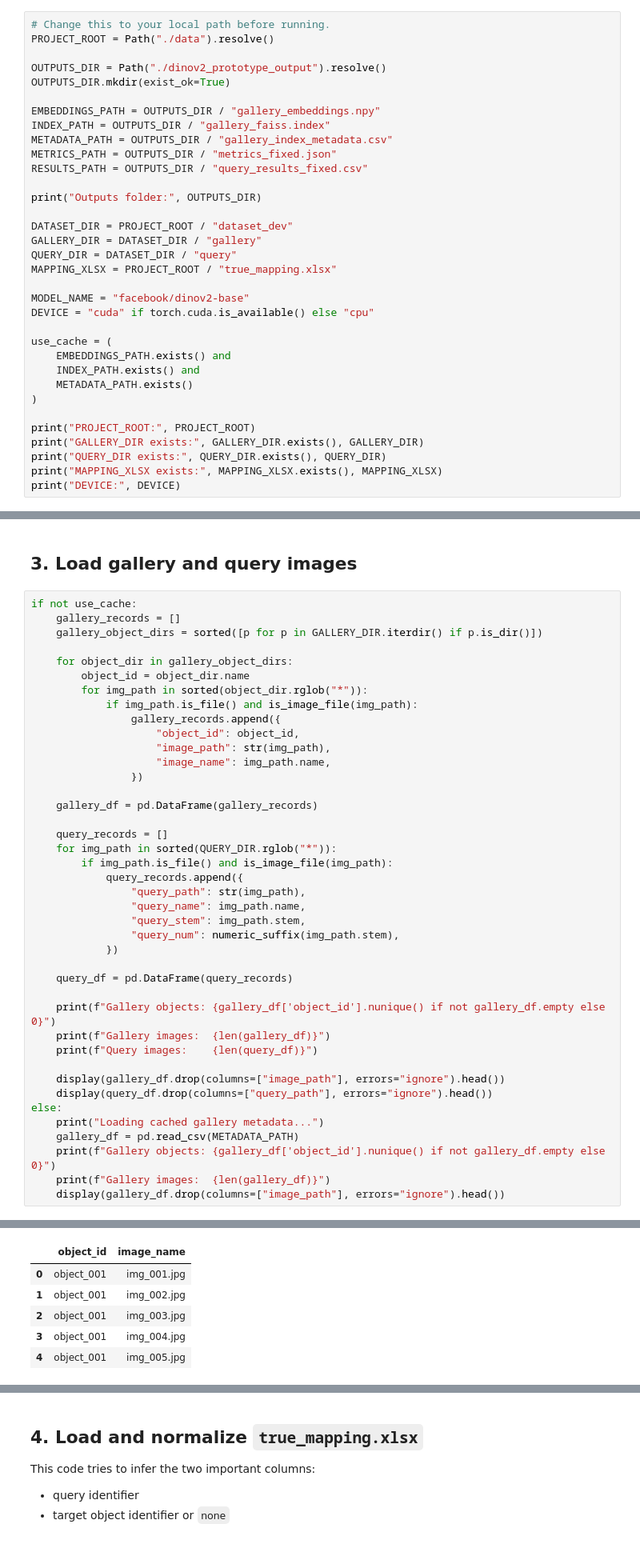
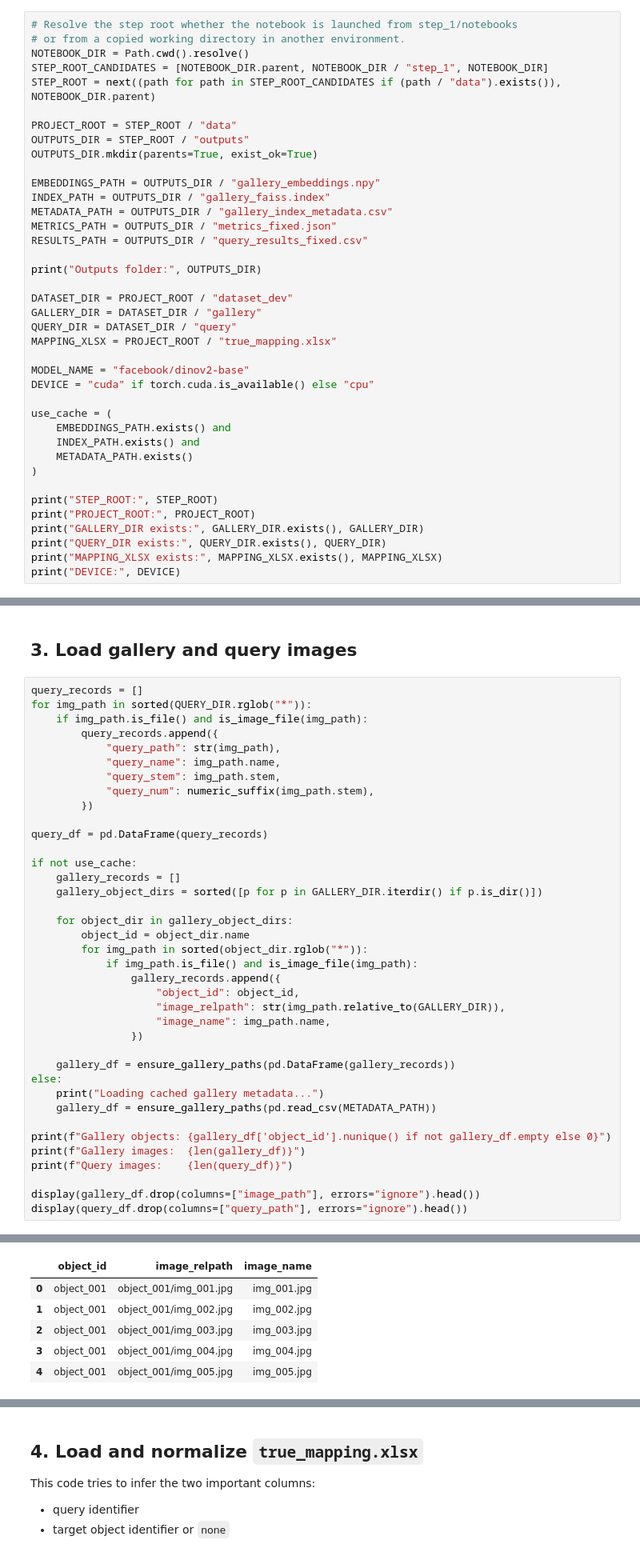
Before and after one commit to memerchik/aister_prototypes, a Jupyter notebook: step_1/notebooks/step_1-01_dinov2_image_retrieval.ipynb, the cells around one changed output, grey strips where cells are left out. Shown at 80% size. Cells and saved outputs as stored; diff of their text form.

```diff
--- a/case-study-1/dinov2_prototype.ipynb
+++ b/step_1/notebooks/step_1-01_dinov2_image_retrieval.ipynb
@@ -52,11 +57,15 @@ TOP_N_PER_OBJECT = 2
 # %% [markdown]
 ## 1. Configure paths
 # %%
-# Change this to your local path before running.
-PROJECT_ROOT = Path("./data").resolve()
+# Resolve the step root whether the notebook is launched from step_1/notebooks
+# or from a copied working directory in another environment.
+NOTEBOOK_DIR = Path.cwd().resolve()
+STEP_ROOT_CANDIDATES = [NOTEBOOK_DIR.parent, NOTEBOOK_DIR / "step_1", NOTEBOOK_DIR]
+STEP_ROOT = next((path for path in STEP_ROOT_CANDIDATES if (path / "data").exists()), NOTEBOOK_DIR.parent)
 
-OUTPUTS_DIR = Path("./dinov2_prototype_output").resolve()
-OUTPUTS_DIR.mkdir(exist_ok=True)
+PROJECT_ROOT = STEP_ROOT / "data"
+OUTPUTS_DIR = STEP_ROOT / "outputs"
+OUTPUTS_DIR.mkdir(parents=True, exist_ok=True)
 
 EMBEDDINGS_PATH = OUTPUTS_DIR / "gallery_embeddings.npy"
 INDEX_PATH = OUTPUTS_DIR / "gallery_faiss.index"
@@ -80,6 +89,7 @@ use_cache = (
     METADATA_PATH.exists()
 )
 
+print("STEP_ROOT:", STEP_ROOT)
 print("PROJECT_ROOT:", PROJECT_ROOT)
 print("GALLERY_DIR exists:", GALLERY_DIR.exists(), GALLERY_DIR)
 print("QUERY_DIR exists:", QUERY_DIR.exists(), QUERY_DIR)
@@ -149,6 +193,18 @@ def show_image(path, title=None, figsize=(4, 4)):
 # %% [markdown]
 ## 3. Load gallery and query images
 # %%
+query_records = []
+for img_path in sorted(QUERY_DIR.rglob("*")):
+    if img_path.is_file() and is_image_file(img_path):
+        query_records.append({
+            "query_path": str(img_path),
+            "query_name": img_path.name,
+            "query_stem": img_path.stem,
+            "query_num": numeric_suffix(img_path.stem),
+        })
+
+query_df = pd.DataFrame(query_records)
+
 if not use_cache:
     gallery_records = []
     gallery_object_dirs = sorted([p for p in GALLERY_DIR.iterdir() if p.is_dir()])
@@ -159,36 +215,21 @@ if not use_cache:
             if img_path.is_file() and is_image_file(img_path):
                 gallery_records.append({
                     "object_id": object_id,
-                    "image_path": str(img_path),
+                    "image_relpath": str(img_path.relative_to(GALLERY_DIR)),
                     "image_name": img_path.name,
                 })
 
-    gallery_df = pd.DataFrame(gallery_records)
-
-    query_records = []
-    for img_path in sorted(QUERY_DIR.rglob("*")):
-        if img_path.is_file() and is_image_file(img_path):
-            query_records.append({
-                "query_path": str(img_path),
-                "query_name": img_path.name,
-                "query_stem": img_path.stem,
-                "query_num": numeric_suffix(img_path.stem),
-            })
-
-    query_df = pd.DataFrame(query_records)
-
-    print(f"Gallery objects: {gallery_df['object_id'].nunique() if not gallery_df.empty else 0}")
-    print(f"Gallery images:  {len(gallery_df)}")
-    print(f"Query images:    {len(query_df)}")
-
-    display(gallery_df.drop(columns=["image_path"], errors="ignore").head())
-    display(query_df.drop(columns=["query_path"], errors="ignore").head())
+    gallery_df = ensure_gallery_paths(pd.DataFrame(gallery_records))
 else:
     print("Loading cached gallery metadata...")
-    gallery_df = pd.read_csv(METADATA_PATH)
-    print(f"Gallery objects: {gallery_df['object_id'].nunique() if not gallery_df.empty else 0}")
-    print(f"Gallery images:  {len(gallery_df)}")
-    display(gallery_df.drop(columns=["image_path"], errors="ignore").head())
+    gallery_df = ensure_gallery_paths(pd.read_csv(METADATA_PATH))
+
+print(f"Gallery objects: {gallery_df['object_id'].nunique() if not gallery_df.empty else 0}")
+print(f"Gallery images:  {len(gallery_df)}")
+print(f"Query images:    {len(query_df)}")
+
+display(gallery_df.drop(columns=["image_path"], errors="ignore").head())
+display(query_df.drop(columns=["query_path"], errors="ignore").head())
 # %% [output]
 Loading cached gallery metadata...
 Gallery objects: 74
@@ -196,6 +238,6 @@ Gallery images:  1088
-|  | object_id | image_name |
-| 0 | object_001 | img_001.jpg |
-| 1 | object_001 | img_002.jpg |
-| 2 | object_001 | img_003.jpg |
-| 3 | object_001 | img_004.jpg |
-| 4 | object_001 | img_005.jpg |
+|  | object_id | image_relpath | image_name |
+| 0 | object_001 | object_001/img_001.jpg | img_001.jpg |
+| 1 | object_001 | object_001/img_002.jpg | img_002.jpg |
+| 2 | object_001 | object_001/img_003.jpg | img_003.jpg |
+| 3 | object_001 | object_001/img_004.jpg | img_004.jpg |
+| 4 | object_001 | object_001/img_005.jpg | img_005.jpg |
```
Also changed, not shown: parts of 14 cells of this notebook, 14 other files.
